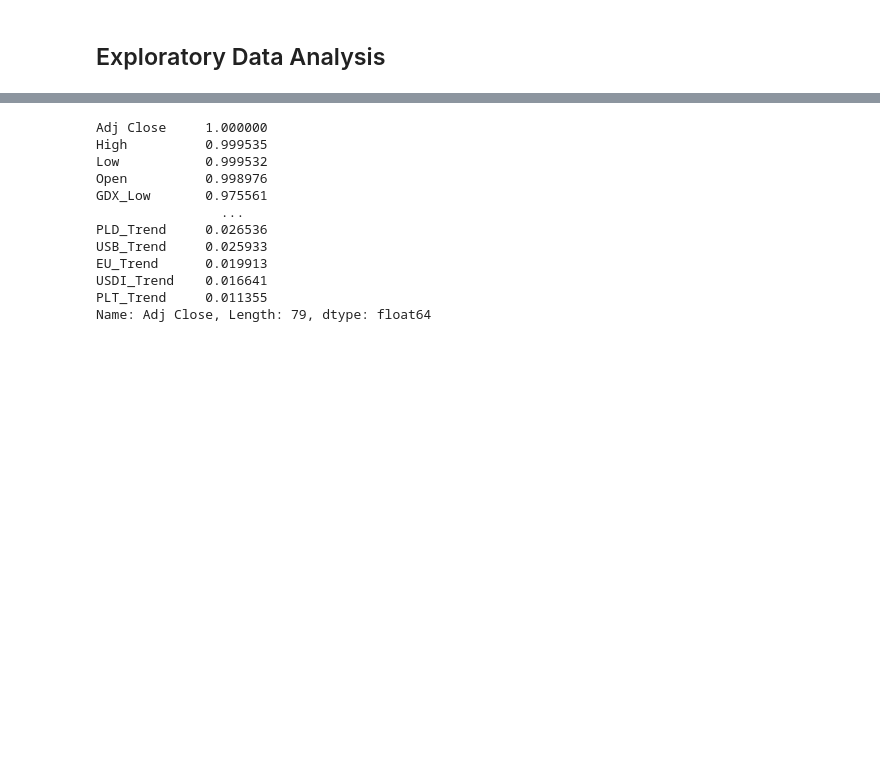
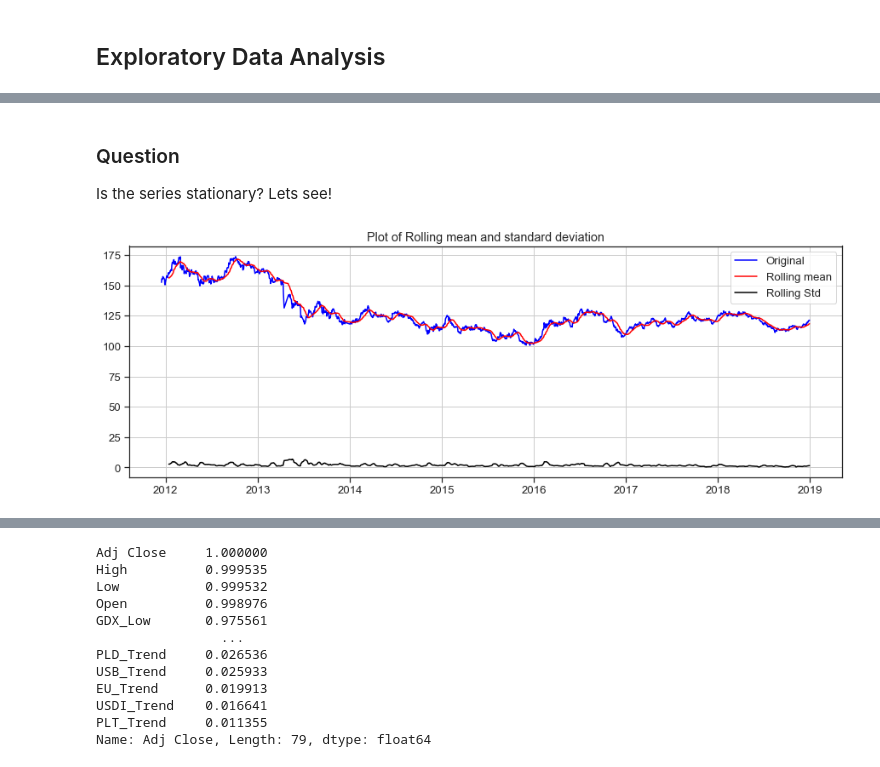
Before and after one commit to Hamoye-Summer22-TeamSQL-Premier-Project/Gold-Rates-Prediction, a Jupyter notebook: Gold-price-by-Team-sql.ipynb, the cells around one changed output, grey strips where cells are left out. Cells and saved outputs as stored; diff of their text form; code cells hidden in the pictures; blank space fills up the shorter version.

```diff
--- a/Gold-price-by-Team-sql.ipynb
+++ b/Gold-price-by-Team-sql.ipynb
@@ -232,0 +141,3 @@ The percentage change of any current price with that of 20 days ago is: 0.002%,
+# %%
+adj_close = data['Adj Close']
+adj_close.describe()
@@ -232,0 +261,22 @@ The percentage change of any current price with that of 20 days ago is: 0.002%,
+# %% [markdown]
+### Question
+Is the series stationary? Lets see!
+# %%
+#Calculating rolling statistics
+rolling_mean = adj_close.rolling(window=20).mean()
+rolling_std = adj_close.rolling(window=20).std()
+
+#setting the figure size
+plt.figure(figsize=(15,5))
+fig = plt.figure(1)
+
+#plot rolling statistics
+original = plt.plot(adj_close, color='blue', label='Original')
+mean = plt.plot(rolling_mean, color='r', label='Rolling mean')
+std = plt.plot(rolling_std, color='k', label='Rolling Std')
+plt.title("Plot of Rolling mean and standard deviation")
+plt.legend()
+plt.grid()
+plt.show()
+# %% [output]
+[figure, added]
```
Also changed, not shown: parts of 107 cells of this notebook.
